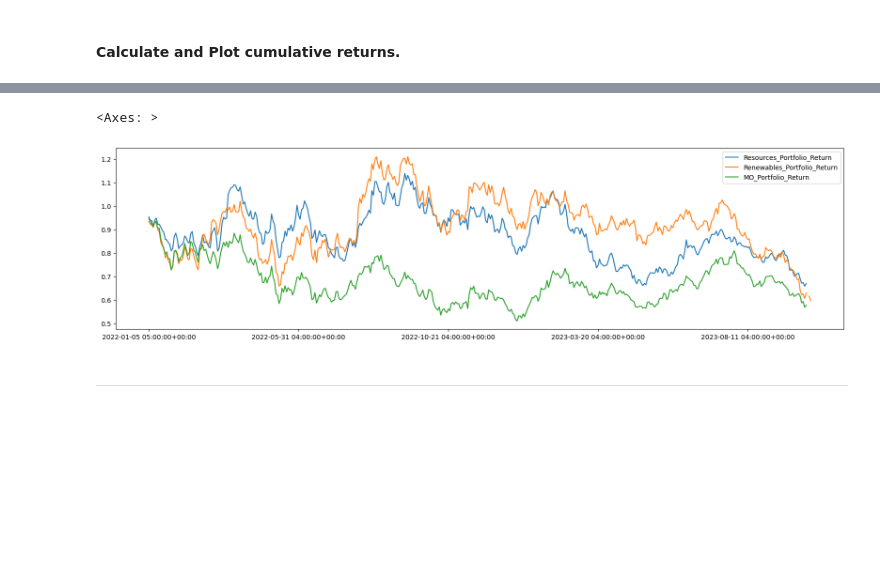
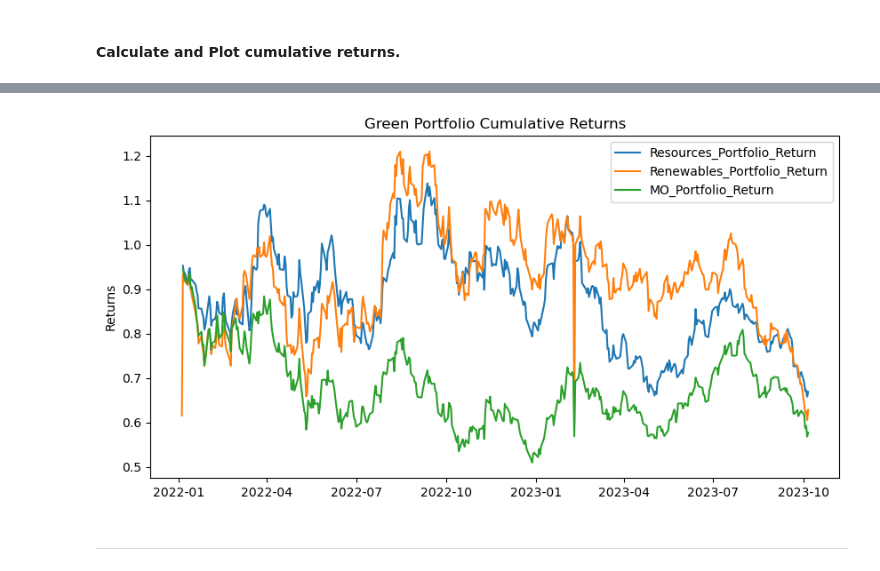
Before and after one commit to ahcano/project1_group4, a Jupyter notebook: green_analysis.ipynb, the cells around one changed output, grey strips where cells are left out. Saved outputs shown, nothing was run; the diff lists cells and outputs as text; code cells hidden in the pictures; blank space fills up the shorter version.

Commit message:
Add files via upload
updated graphs, resolved beta plot issue, added in seaborn heatmap for correlation visualization

```diff
--- a/green_analysis.ipynb
+++ b/green_analysis.ipynb
@@ -124,5 +122,7 @@ df_Renewables.head(10)
  # drop the 1st raw
 df_Renewables = df_Renewables[1:]
 df_Renewables
+df_Renewables = df_Renewables[1:]
+df_Renewables
 # %% [output]
 |  | FSLR | ENPH | SEDG | BEP | ARRY | ORA | PLUG | SHLS | ITRI | RUN | ... | ... |
@@ -289,3 +289,15 @@ print(df_Resources_DR)
 Name: Resources_Portfolio_Return, Length: 440, dtype: float64
 # %% [markdown]
 #### Calculate and Plot cumulative returns.
+# %%
+# Combine green portfolio returns dataframes
+
+combined_green_portfolios = pd.concat([df_Resources_DR, df_Renewables_DR, df_Manufacturing_other_DR], axis=1)
+combined_green_portfolios
+
+#remove the timestamp from the date column
+combined_green_portfolios.index = pd.to_datetime(combined_green_portfolios.index)
+
+combined_green_portfolios.index = combined_green_portfolios.index.date
+
+combined_green_portfolios
@@ -292,17 +318,15 @@ Name: Resources_Portfolio_Return, Length: 440, dtype: float64
 # %%
-# Combine green portfolio returns dataframes
-
-combined_green_portfolios = pd.concat([df_Resources_DR, df_Renewables_DR, df_Manufacturing_other_DR], axis=1)
-
 # Calculate cumulative returns of all green portfolios
 
 cumulative_returns = (1 + combined_green_portfolios).cumprod()
 
 # Plot cumulative returns for three green portfolios
-cumulative_returns.plot(figsize=(20,5))
+cumulative_returns.plot(figsize=(10,5))
+plt.title('Green Portfolio Cumulative Returns')
+plt.ylabel('Returns')
+plt.show()
 # %% [output]
-<Axes: >
-[figure, old version]
+[figure, new version]
 # %% [markdown]
 ---
 # %% [markdown]
```
Also changed, not shown: parts of 19 cells of this notebook.
